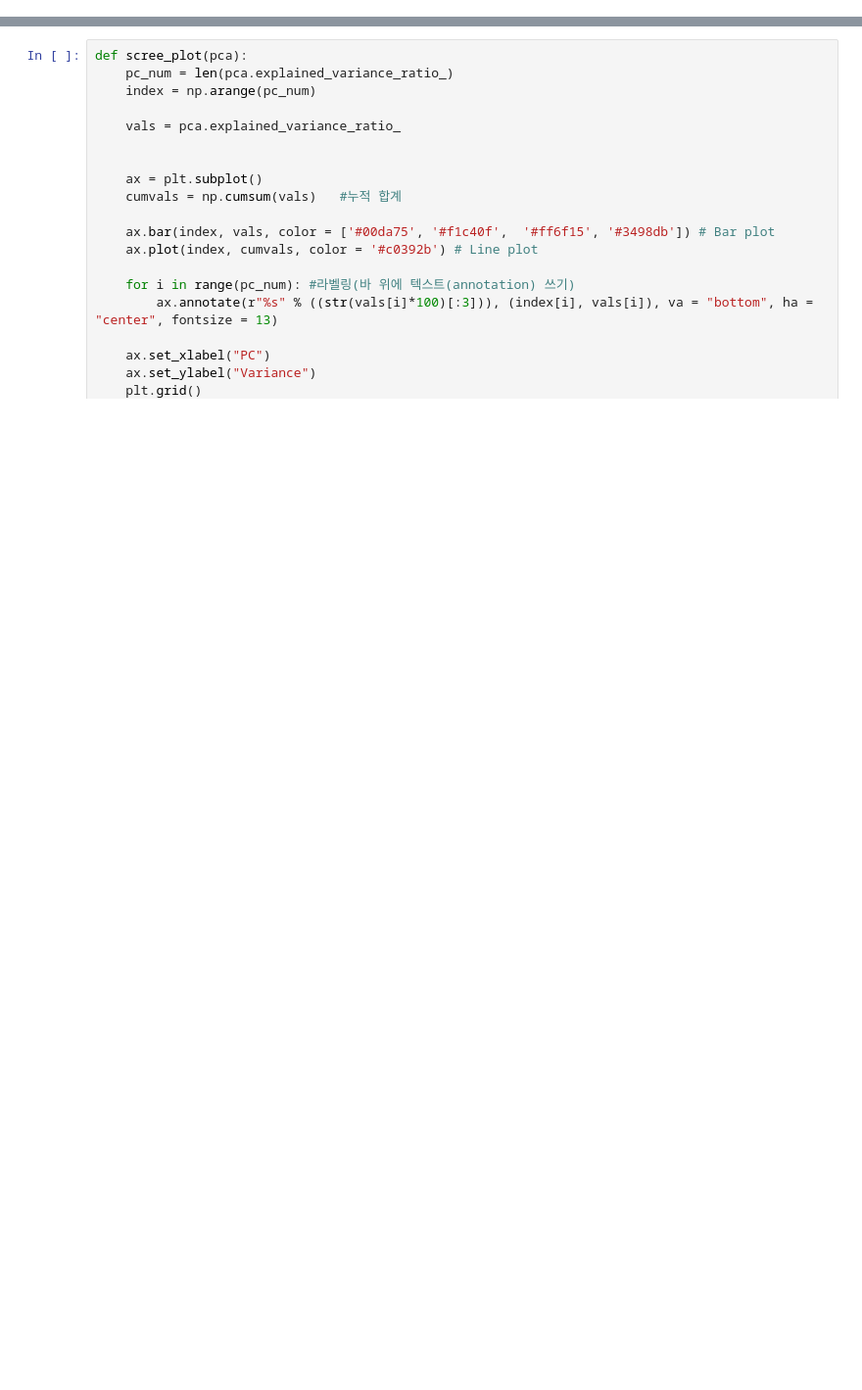
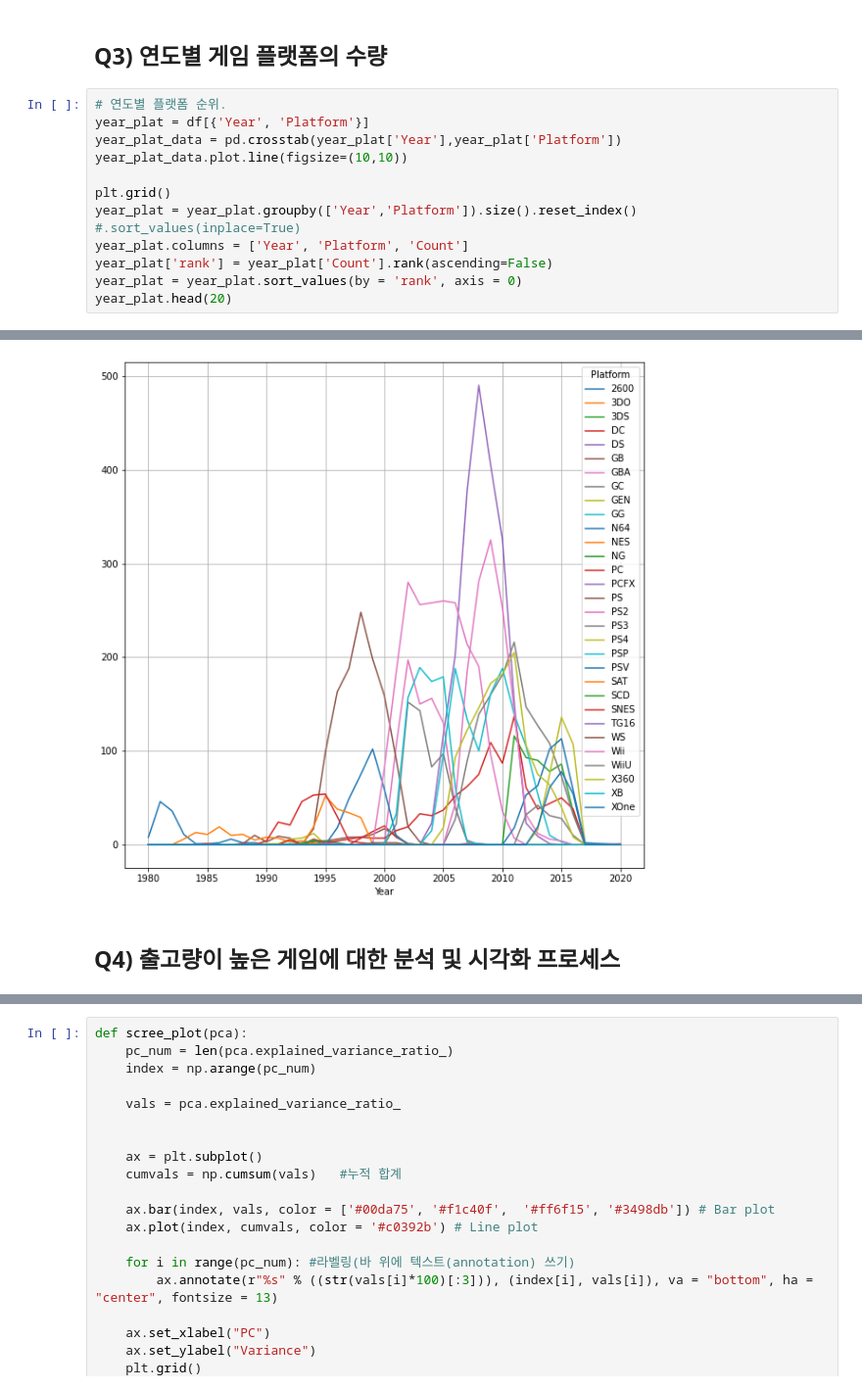
Before and after one commit to Markers/SC1_Project, a Jupyter notebook: Src/SC1_project.ipynb, the cells around one changed output, grey strips where cells are left out. Shown: that part at 98% size. Drawn from its saved outputs; the diff is of its cells as text; blank space fills up the shorter version.

```diff
--- a/Src/SC1_project.ipynb
+++ b/Src/SC1_project.ipynb
@@ -246,3 +324,18 @@ years_5.plot.bar(figsize=(10,10), stacked=True)
 <matplotlib.axes._subplots.AxesSubplot at 0x...>
 [figure]
 [figure]
+# %% [markdown]
+## Q3) 연도별 게임 플랫폼의 수량
+# %%
+# 연도별 플랫폼 순위.
+year_plat = df[{'Year', 'Platform'}]
+year_plat_data = pd.crosstab(year_plat['Year'],year_plat['Platform'])
+year_plat_data.plot.line(figsize=(10,10))
+
+plt.grid()
+year_plat = year_plat.groupby(['Year','Platform']).size().reset_index() #.sort_values(inplace=True)
+year_plat.columns = ['Year', 'Platform', 'Count']
+year_plat['rank'] = year_plat['Count'].rank(ascending=False)
+year_plat = year_plat.sort_values(by = 'rank', axis = 0)
+year_plat.head(20)
+# %% [output]
@@ -249,3 +359,6 @@ years_5.plot.bar(figsize=(10,10), stacked=True)
+[figure, added]
+# %% [markdown]
+## Q4) 출고량이 높은 게임에 대한 분석 및 시각화 프로세스
 # %%
 # 출고량이 높은 게임에 대한 분석 및 시각화 프로세스
 
```
Also changed, not shown: parts of 21 cells of this notebook.
